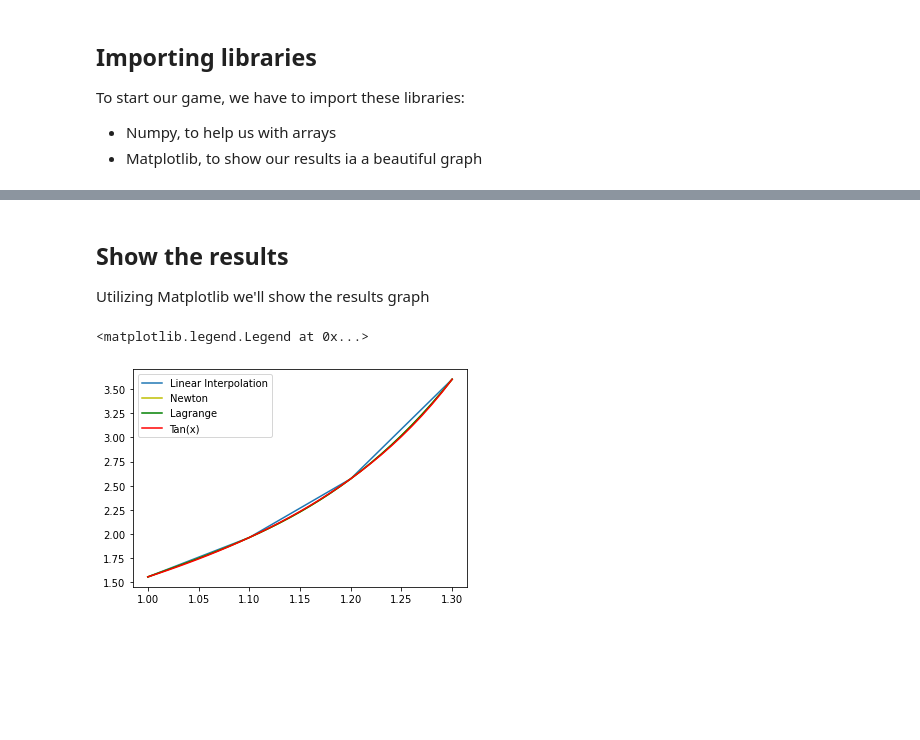
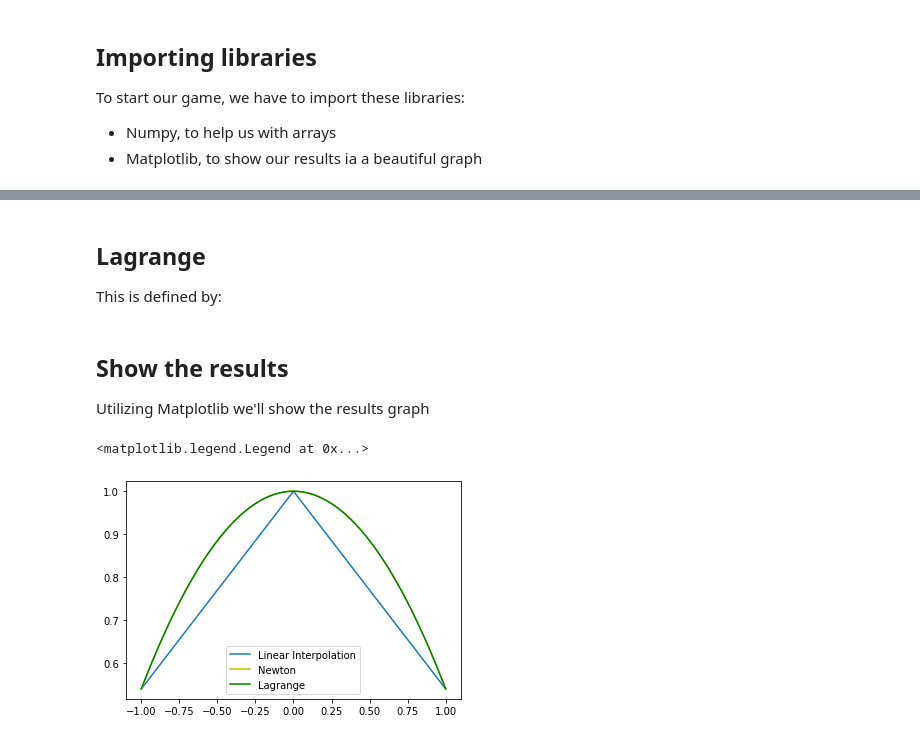
Before and after one commit to marcotuliocarvalho/Interpolation, a Jupyter notebook: interpolation.ipynb, the cells around one changed output, grey strips where cells are left out. Cells and saved outputs as stored; diff of their text form; code cells hidden in the pictures; blank space fills up the shorter version.

```diff
--- a/interpolation.ipynb
+++ b/interpolation.ipynb
@@ -18,3 +18,3 @@ In this case, we have to approximate f(x) -> tan(x). The samples were written be
 # %%
-x = np.array([1,1.1,1.2,1.3])
-y = np.array([1.5574,1.9648,2.5722,3.6021])
+x = np.array([-1,0,1])
+y = np.array([0.54,1,0.54])
@@ -77,3 +58,7 @@ This is defined by:
+# %% [markdown]
+## Lagrange
+
+This is defined by:
 # %%
 def lagrange(z):
     r,n = 0,x.shape[0]
@@ -90,13 +75,12 @@ def lagrange(z):
 
 Utilizing Matplotlib we'll show the results graph
 # %%
-t1 = [i/100 for i in range(100,131)]
+t1 = [i/100 for i in range(-100,101)]
 plt.figure()
 plt.plot(t1,[linear(i) for i in t1],label="Linear Interpolation")
 plt.plot(t1,[newton(i) for i in t1],label="Newton",c="y")
 plt.plot(t1,[lagrange(i) for i in t1],label="Lagrange",c='g')
-plt.plot(t1,np.tan(t1),c="r",label="Tan(x)")
 plt.legend()
 # %% [output]
 <matplotlib.legend.Legend at 0x...>
-[figure, old version]
+[figure, new version]
```
Also changed, not shown: parts of 7 cells of this notebook.
